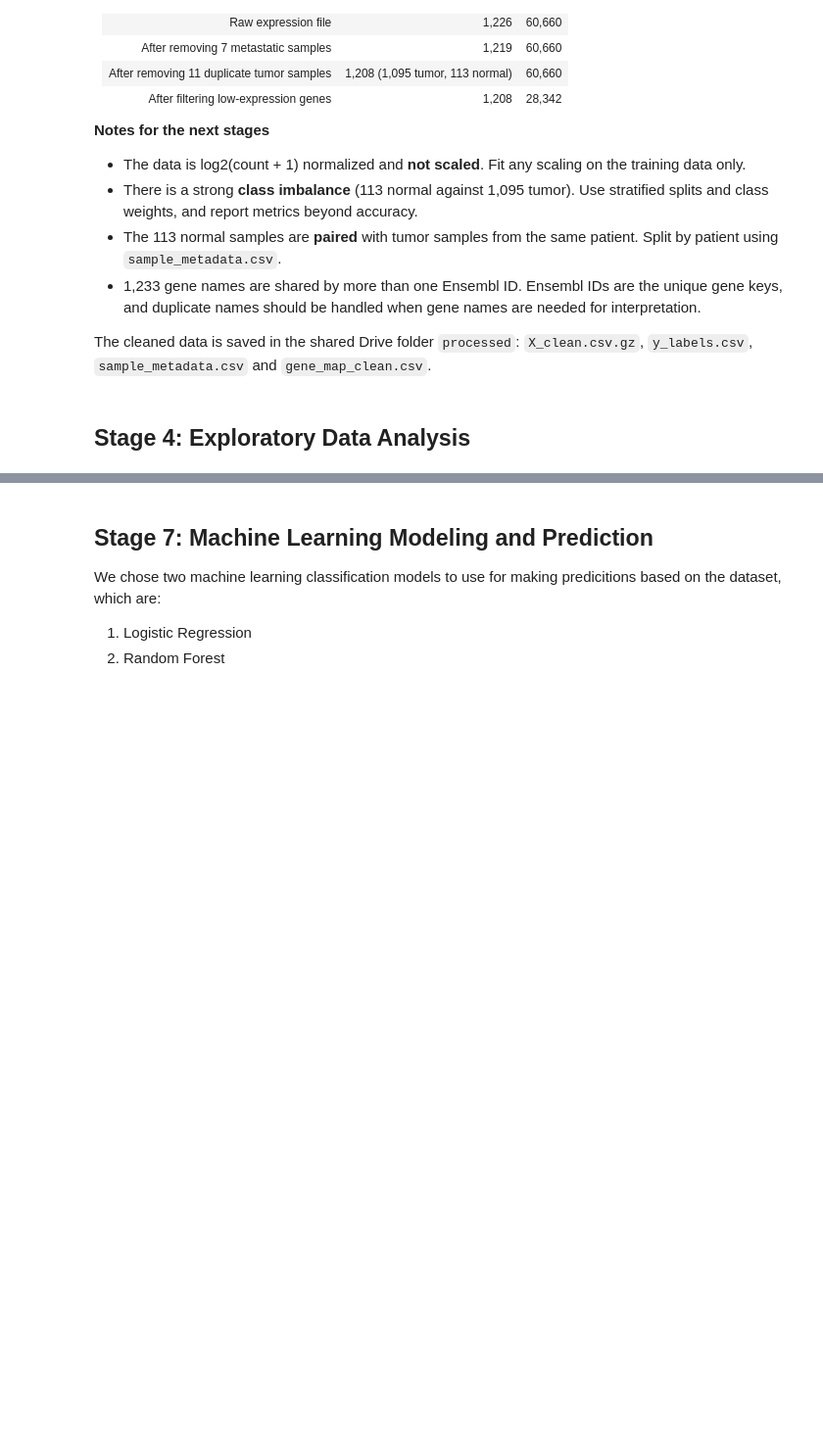
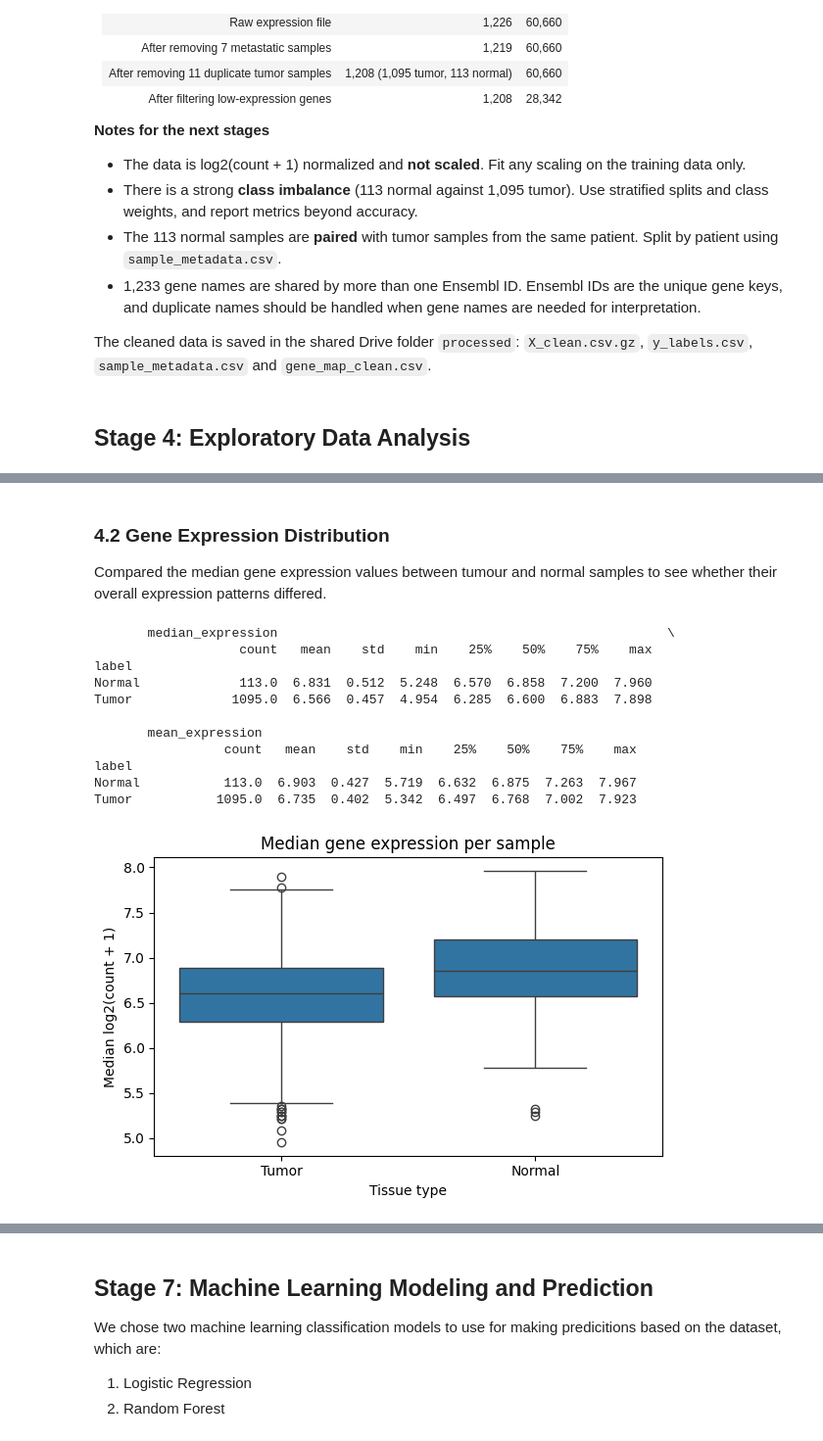
Before and after one commit to OTogano/Bioinformatics-Project, a Jupyter notebook: notebook/BRCA_Tumor_vs_Normal_Expression_Analysis.ipynb, the cells around one changed output, grey strips where cells are left out. Shown at 98% size. Saved outputs shown, nothing was run; the diff lists cells and outputs as text; code cells hidden in the pictures; blank space fills up the shorter version.

```diff
--- a/notebook/BRCA_Tumor_vs_Normal_Expression_Analysis.ipynb
+++ b/notebook/BRCA_Tumor_vs_Normal_Expression_Analysis.ipynb
@@ -361,0 +414,28 @@ The cleaned data is saved in the shared Drive folder `processed`: `X_clean.csv.g
+# %% [markdown]
+### 4.2 Gene Expression Distribution
+Compared the median gene expression values between tumour and normal samples to see whether their overall expression patterns differed.
+# %%
+sample_median = X.median(axis=1)
+sample_mean = X.mean(axis=1)
+eda_summary = pd.DataFrame({'label':y.map({0:'Normal',1:'Tumor'}),
+                            'median_expression':sample_median,
+                            'mean_expression':sample_mean})
+print(eda_summary.groupby('label')[['median_expression','mean_expression']].describe().round(3))
+plt.figure(figsize=(6,4))
+sns.boxplot(data=eda_summary, x='label', y='median_expression')
+plt.title('Median gene expression per sample')
+plt.xlabel('Tissue type'); plt.ylabel('Median log2(count + 1)')
+plt.tight_layout(); plt.savefig(OUT+'stage4_expression_boxplot.png', dpi=180); plt.show()
+# %% [output]
+       median_expression                                                   \
+                   count   mean    std    min    25%    50%    75%    max
+label
+Normal             113.0  6.831  0.512  5.248  6.570  6.858  7.200  7.960
+Tumor             1095.0  6.566  0.457  4.954  6.285  6.600  6.883  7.898
+
+       mean_expression
+                 count   mean    std    min    25%    50%    75%    max
+label
+Normal           113.0  6.903  0.427  5.719  6.632  6.875  7.263  7.967
+Tumor           1095.0  6.735  0.402  5.342  6.497  6.768  7.002  7.923
+[figure, added]
```
Also changed, not shown: parts of 20 cells of this notebook.
